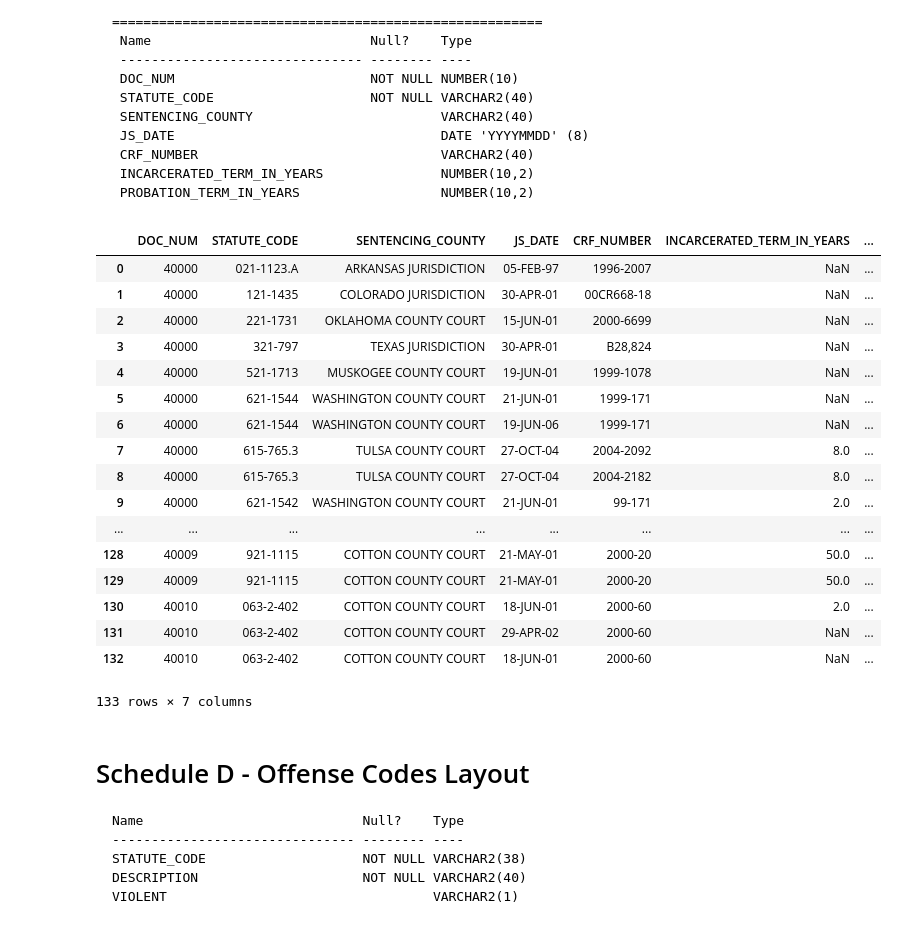
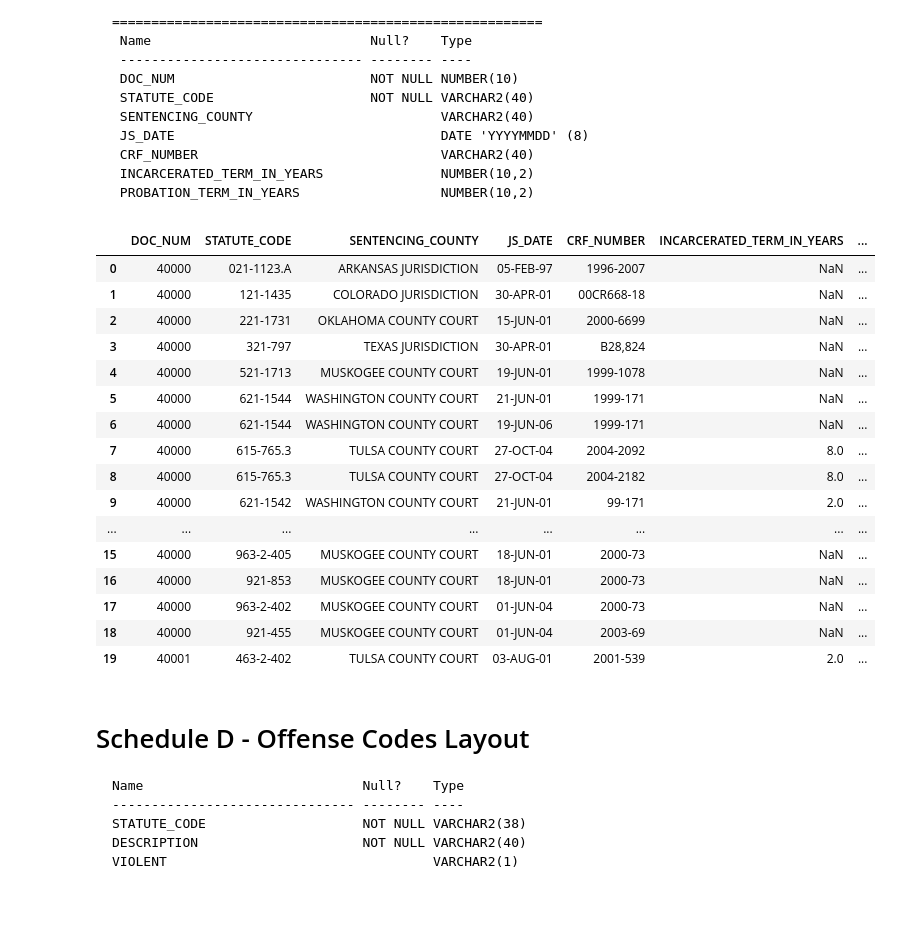
Before and after one commit to codefortulsa/odoc-parse, a Jupyter notebook: odoc_download.ipynb, the cells around one changed output. Cells and saved outputs as stored; diff of their text form; code cells hidden in the pictures.

```diff
--- a/odoc_download.ipynb
+++ b/odoc_download.ipynb
@@ -184,40 +184,39 @@ names =[
 ]
 
 widths = [
     10,
     40,
     40,
     10,
     40,
     13,
     13
 ]
 
 df = pd.read_fwf(file,
     header=None,
     widths=widths,
     names=names)
 
-df
+df.head(20)
 # %% [output]
 |  | DOC_NUM | STATUTE_CODE | SENTENCING_COUNTY | JS_DATE | CRF_NUMBER | INCARCERATED_TERM_IN_YEARS | ... |
 | 0 | 40000 | 021-1123.A | ARKANSAS JURISDICTION | 05-FEB-97 | 1996-2007 | NaN | ... |
 | 1 | 40000 | 121-1435 | COLORADO JURISDICTION | 30-APR-01 | 00CR668-18 | NaN | ... |
 | 2 | 40000 | 221-1731 | OKLAHOMA COUNTY COURT | 15-JUN-01 | 2000-6699 | NaN | ... |
 | 3 | 40000 | 321-797 | TEXAS JURISDICTION | 30-APR-01 | B28,824 | NaN | ... |
 | 4 | 40000 | 521-1713 | MUSKOGEE COUNTY COURT | 19-JUN-01 | 1999-1078 | NaN | ... |
 | 5 | 40000 | 621-1544 | WASHINGTON COUNTY COURT | 21-JUN-01 | 1999-171 | NaN | ... |
 | 6 | 40000 | 621-1544 | WASHINGTON COUNTY COURT | 19-JUN-06 | 1999-171 | NaN | ... |
 | 7 | 40000 | 615-765.3 | TULSA COUNTY COURT | 27-OCT-04 | 2004-2092 | 8.0 | ... |
 | 8 | 40000 | 615-765.3 | TULSA COUNTY COURT | 27-OCT-04 | 2004-2182 | 8.0 | ... |
 | 9 | 40000 | 621-1542 | WASHINGTON COUNTY COURT | 21-JUN-01 | 99-171 | 2.0 | ... |
 | ... | ... | ... | ... | ... | ... | ... | ... |
-| 128 | 40009 | 921-1115 | COTTON COUNTY COURT | 21-MAY-01 | 2000-20 | 50.0 | ... |
-| 129 | 40009 | 921-1115 | COTTON COUNTY COURT | 21-MAY-01 | 2000-20 | 50.0 | ... |
-| 130 | 40010 | 063-2-402 | COTTON COUNTY COURT | 18-JUN-01 | 2000-60 | 2.0 | ... |
-| 131 | 40010 | 063-2-402 | COTTON COUNTY COURT | 29-APR-02 | 2000-60 | NaN | ... |
-| 132 | 40010 | 063-2-402 | COTTON COUNTY COURT | 18-JUN-01 | 2000-60 | NaN | ... |
+| 15 | 40000 | 963-2-405 | MUSKOGEE COUNTY COURT | 18-JUN-01 | 2000-73 | NaN | ... |
+| 16 | 40000 | 921-853 | MUSKOGEE COUNTY COURT | 18-JUN-01 | 2000-73 | NaN | ... |
+| 17 | 40000 | 963-2-402 | MUSKOGEE COUNTY COURT | 01-JUN-04 | 2000-73 | NaN | ... |
+| 18 | 40000 | 921-455 | MUSKOGEE COUNTY COURT | 01-JUN-04 | 2003-69 | NaN | ... |
+| 19 | 40001 | 463-2-402 | TULSA COUNTY COURT | 03-AUG-01 | 2001-539 | 2.0 | ... |
-133 rows × 7 columns
 # %% [markdown]
 Schedule D - Offense Codes Layout
 =======================================================
```
Also changed, not shown: parts of 4 cells of this notebook.
